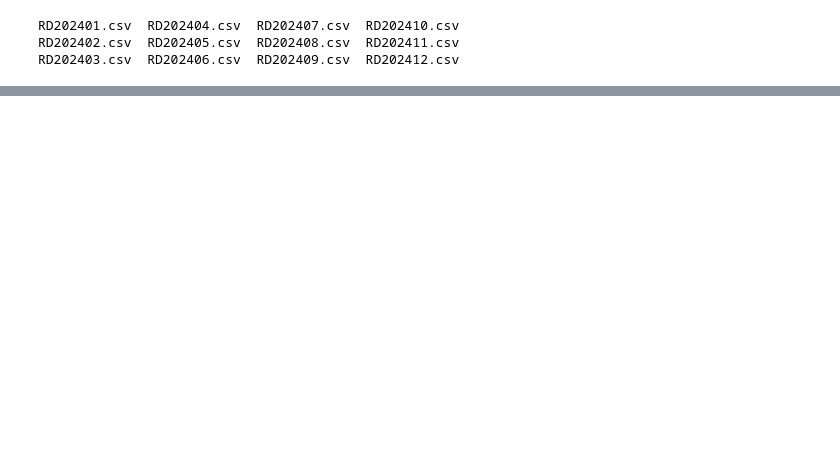
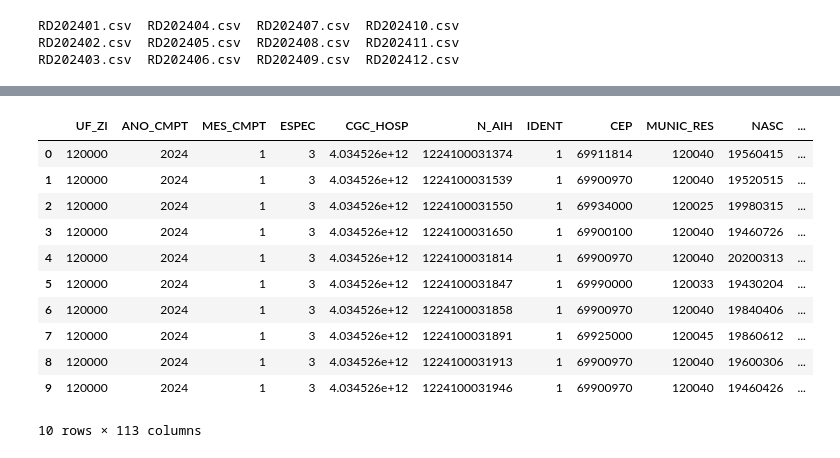
Before and after one commit to Maikoandre/DataSUS-Analysis, a Jupyter notebook: sia_analysis.ipynb, the cells around one changed output, grey strips where cells are left out. Saved outputs shown, nothing was run; the diff lists cells and outputs as text; code cells hidden in the pictures; blank space fills up the shorter version.

```diff
--- a/sia_analysis.ipynb
+++ b/sia_analysis.ipynb
@@ -146,0 +31,16 @@ df[df['UF_ZI'] == 290000]
+# %%
+# Mostra as 10 primeiras linhas
+df.head(10)
+# %% [output]
+|  | UF_ZI | ANO_CMPT | MES_CMPT | ESPEC | CGC_HOSP | N_AIH | IDENT | CEP | MUNIC_RES | NASC | ... |
+| 0 | 120000 | 2024 | 1 | 3 | 4.034526e+12 | 1224100031374 | 1 | 69911814 | 120040 | 19560415 | ... |
+| 1 | 120000 | 2024 | 1 | 3 | 4.034526e+12 | 1224100031539 | 1 | 69900970 | 120040 | 19520515 | ... |
+| 2 | 120000 | 2024 | 1 | 3 | 4.034526e+12 | 1224100031550 | 1 | 69934000 | 120025 | 19980315 | ... |
+| 3 | 120000 | 2024 | 1 | 3 | 4.034526e+12 | 1224100031650 | 1 | 69900100 | 120040 | 19460726 | ... |
+| 4 | 120000 | 2024 | 1 | 3 | 4.034526e+12 | 1224100031814 | 1 | 69900970 | 120040 | 20200313 | ... |
+| 5 | 120000 | 2024 | 1 | 3 | 4.034526e+12 | 1224100031847 | 1 | 69990000 | 120033 | 19430204 | ... |
+| 6 | 120000 | 2024 | 1 | 3 | 4.034526e+12 | 1224100031858 | 1 | 69900970 | 120040 | 19840406 | ... |
+| 7 | 120000 | 2024 | 1 | 3 | 4.034526e+12 | 1224100031891 | 1 | 69925000 | 120045 | 19860612 | ... |
+| 8 | 120000 | 2024 | 1 | 3 | 4.034526e+12 | 1224100031913 | 1 | 69900970 | 120040 | 19600306 | ... |
+| 9 | 120000 | 2024 | 1 | 3 | 4.034526e+12 | 1224100031946 | 1 | 69900970 | 120040 | 19460426 | ... |
+10 rows × 113 columns
```
Also changed, not shown: parts of 22 cells of this notebook.
